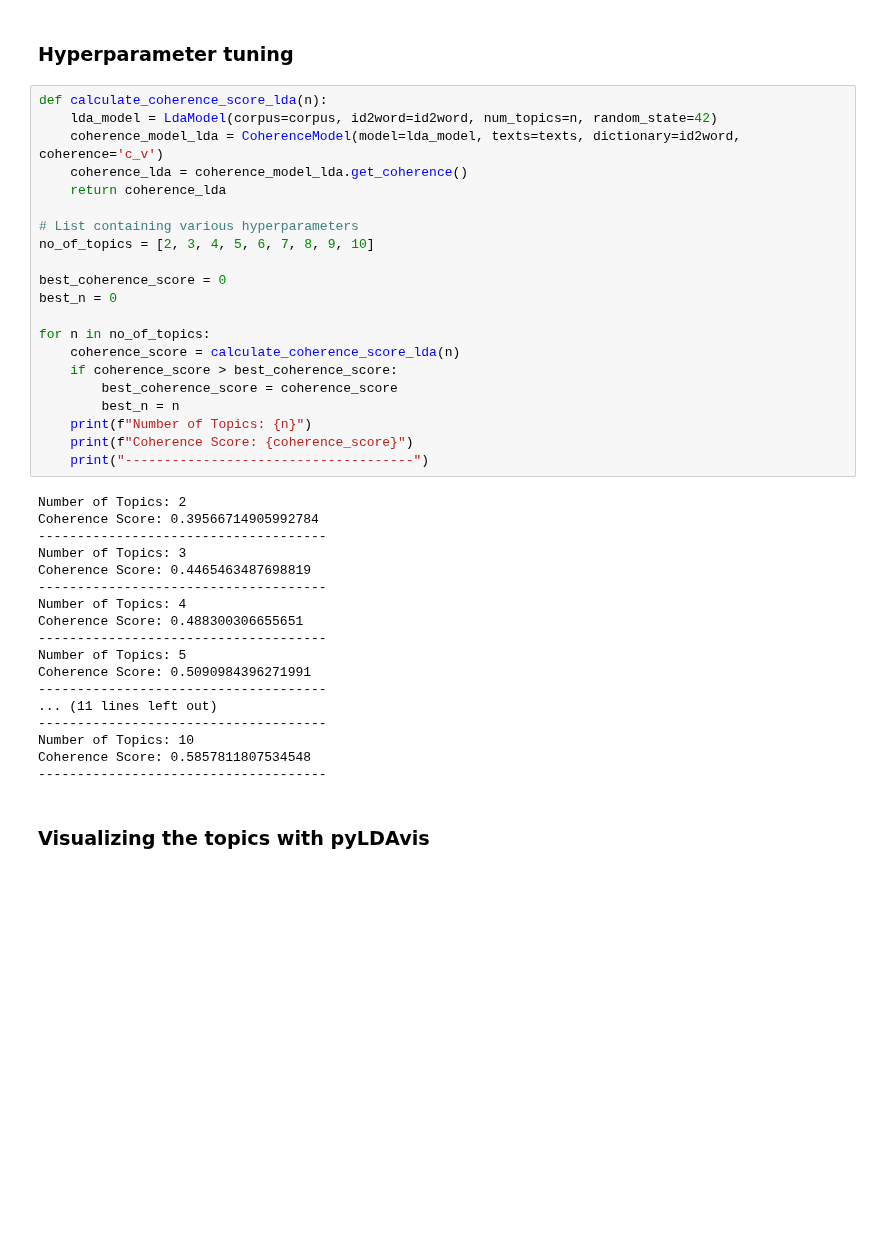
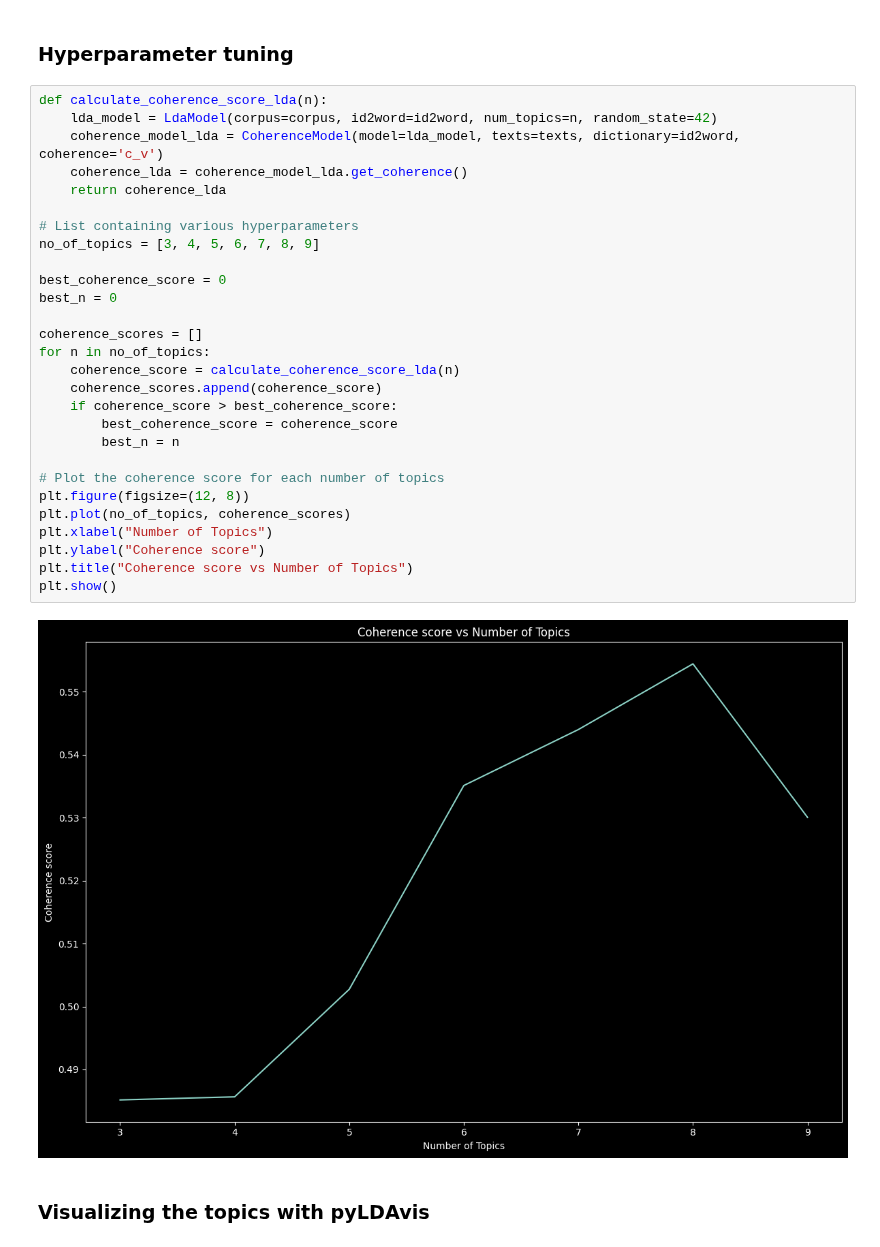
Before and after one commit to lorenzobotto/esercizi-tln, a Jupyter notebook: ex5/exercise_5.ipynb, the cells around one changed output. Cells and saved outputs as stored; diff of their text form; blank space fills up the shorter version.

```diff
--- a/ex5/exercise_5.ipynb
+++ b/ex5/exercise_5.ipynb
@@ -58,42 +87,33 @@ corpus = [id2word.doc2bow(text) for text in texts]
 # %%
 def calculate_coherence_score_lda(n):
     lda_model = LdaModel(corpus=corpus, id2word=id2word, num_topics=n, random_state=42)
     coherence_model_lda = CoherenceModel(model=lda_model, texts=texts, dictionary=id2word, coherence='c_v')
     coherence_lda = coherence_model_lda.get_coherence()
     return coherence_lda
 
 # List containing various hyperparameters
-no_of_topics = [2, 3, 4, 5, 6, 7, 8, 9, 10]
+no_of_topics = [3, 4, 5, 6, 7, 8, 9]
 
 best_coherence_score = 0
 best_n = 0
 
+coherence_scores = []
 for n in no_of_topics:
     coherence_score = calculate_coherence_score_lda(n)
+    coherence_scores.append(coherence_score)
     if coherence_score > best_coherence_score:
         best_coherence_score = coherence_score
         best_n = n
-    print(f"Number of Topics: {n}")
-    print(f"Coherence Score: {coherence_score}")
-    print("-------------------------------------")
+
+# Plot the coherence score for each number of topics
+plt.figure(figsize=(12, 8))
+plt.plot(no_of_topics, coherence_scores)
+plt.xlabel("Number of Topics")
+plt.ylabel("Coherence score")
+plt.title("Coherence score vs Number of Topics")
+plt.show()
 # %% [output]
-Number of Topics: 2
-Coherence Score: 0.39566714905992784
--------------------------------------
-Number of Topics: 3
-Coherence Score: 0.4465463487698819
--------------------------------------
-Number of Topics: 4
-Coherence Score: 0.488300306655651
--------------------------------------
-Number of Topics: 5
-Coherence Score: 0.5090984396271991
--------------------------------------
-... (11 lines left out)
--------------------------------------
-Number of Topics: 10
-Coherence Score: 0.5857811807534548
--------------------------------------
+[figure, added]
 # %% [markdown]
 ### Visualizing the topics with pyLDAvis
 # %%
```
Also changed, not shown: parts of 9 cells of this notebook, 1 other file.
